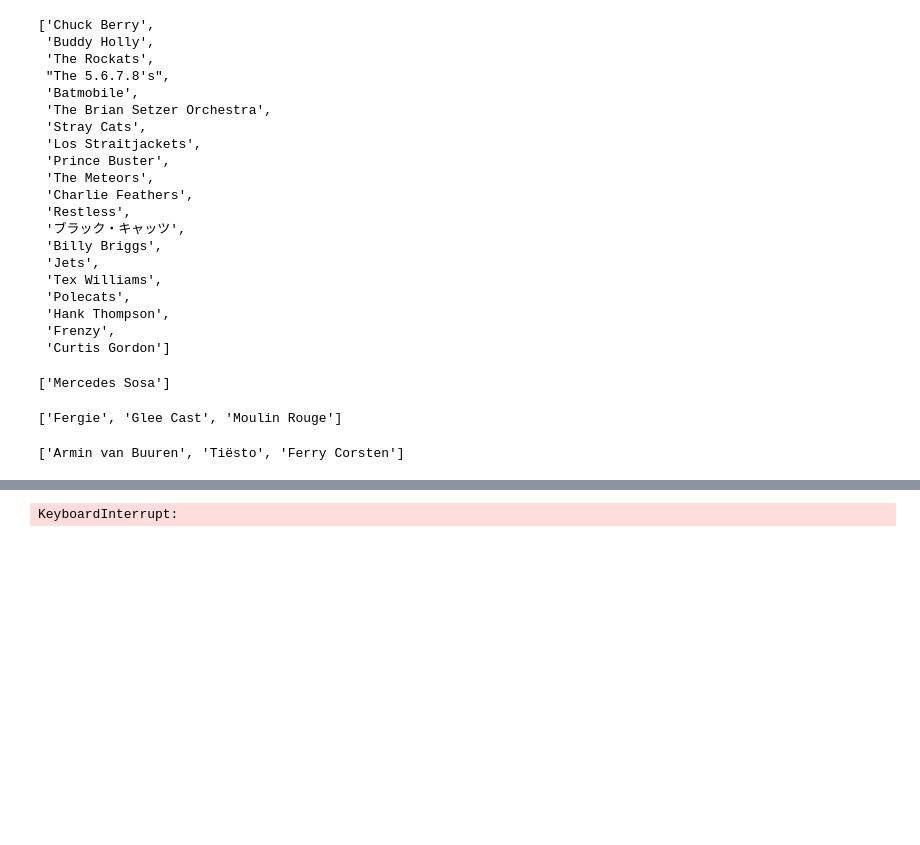
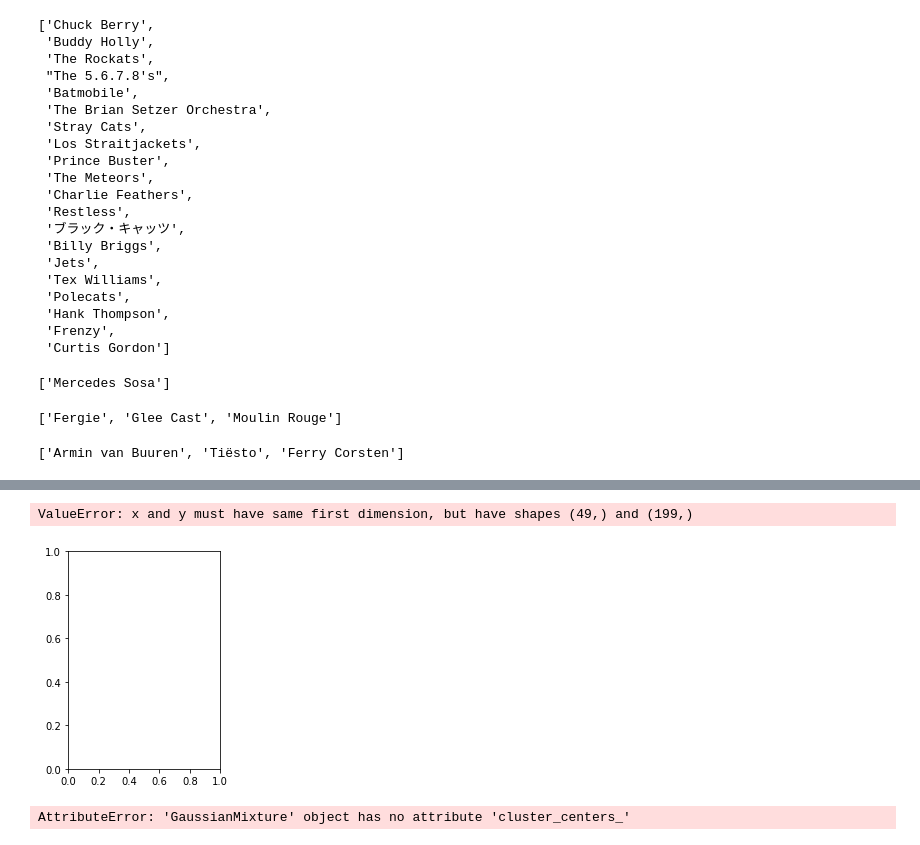
Before and after one commit to timcopelandoh/thinkful, a Jupyter notebook: Capstones and Projects/Capstone 4.ipynb, the cells around one changed output, grey strips where cells are left out. Cells and saved outputs as stored; diff of their text form; code cells hidden in the pictures; blank space fills up the shorter version.

```diff
--- a/Capstones and Projects/Capstone 4.ipynb
+++ b/Capstones and Projects/Capstone 4.ipynb
@@ -297,7 +300,7 @@ for a in range(len(user_artist.artistID.unique())):
     for row in range(artist_df.shape[0]):
         newvec[artist_df.iloc[row,0]] = artist_df.iloc[row,2]
 
-pd.DataFrame(user_likes_vector)
+user_likes_vector = pd.DataFrame(user_likes_vector)
 # %% [output]
 |  | 0 | 1 | 2 | 3 | 4 | 5 | 6 | 7 | 8 | 9 | ... | ... |
 | 0 | 51 | 0 | 9.538420 | 0.0 | 5.429346 | 0.000000 | 0.0 | 0.000000 | 0.0 | 0.0 | ... | ... |
@@ -312,6 +315,8 @@ pd.DataFrame(user_likes_vector)
 | 17630 | 18729 | 0 | 0.000000 | 0.0 | 0.000000 | 0.000000 | 0.0 | 0.000000 | 0.0 | 0.0 | ... | ... |
 | 17631 | 18730 | 0 | 0.000000 | 0.0 | 0.000000 | 0.000000 | 0.0 | 0.000000 | 0.0 | 0.0 | ... | ... |
 17632 rows × 2101 columns
+# %%
+user_likes_vector = pd.DataFrame(user_likes_vector)
 # %%
 print(max(user_artist.userID))
 print(max(user_artist.artistID))
@@ -418,24 +424,44 @@ plt.show()
 # %%
-X = content_vector.iloc[:,1:]
-
 distortions = []
 inertias = []
 
-k_range = range(1,50)
+k_range = range(1,200)
 
 for k in k_range:
-    model = KMeans(n_clusters = k).fit(X)
-    model.predict(X)
-    distortions.append(sum(np.min(cdist(X, model.cluster_centers_, 'euclidean'), axis=1)) / X.shape[0])
+    model = MiniBatchKMeans(n_clusters = k).fit(user_likes_vector.iloc[:,1:])
+    distortions.append(sum(np.min(cdist(user_likes_vector.iloc[:,1:], model.cluster_centers_, 'euclidean'), axis=1)) / user_likes_vector.shape[0])
     inertias.append(model.inertia_)
 
 plt.subplot(1,2,1)
 plt.plot([x for x in range(1,50)], distortions)
 
 plt.subplot(1,2,2)
 plt.plot([x for x in range(1,50)], inertias)
 
 plt.show()
 # %% [output]
-KeyboardInterrupt:
+ValueError: x and y must have same first dimension, but have shapes (49,) and (199,)
+[figure, added]
+# %%
+from sklearn.mixture import GaussianMixture
+
+distortions = []
+inertias = []
+
+k_range = range(1,50)
+
+for k in k_range:
+    model = GaussianMixture(n_components = k).fit(content_vector.iloc[:,1:])
+    distortions.append(sum(np.min(cdist(content_vector.iloc[:,1:], model.cluster_centers_, 'euclidean'), axis=1)) / content_vector.shape[0])
+    inertias.append(model.inertia_)
+
+plt.subplot(1,2,1)
+plt.plot([x for x in range(1,50)], distortions)
+
+plt.subplot(1,2,2)
+plt.plot([x for x in range(1,50)], inertias)
+
+plt.show()
+# %% [output]
+AttributeError: 'GaussianMixture' object has no attribute 'cluster_centers_'
 # %%
```
Also changed, not shown: parts of 4 cells of this notebook, 3 other files.
